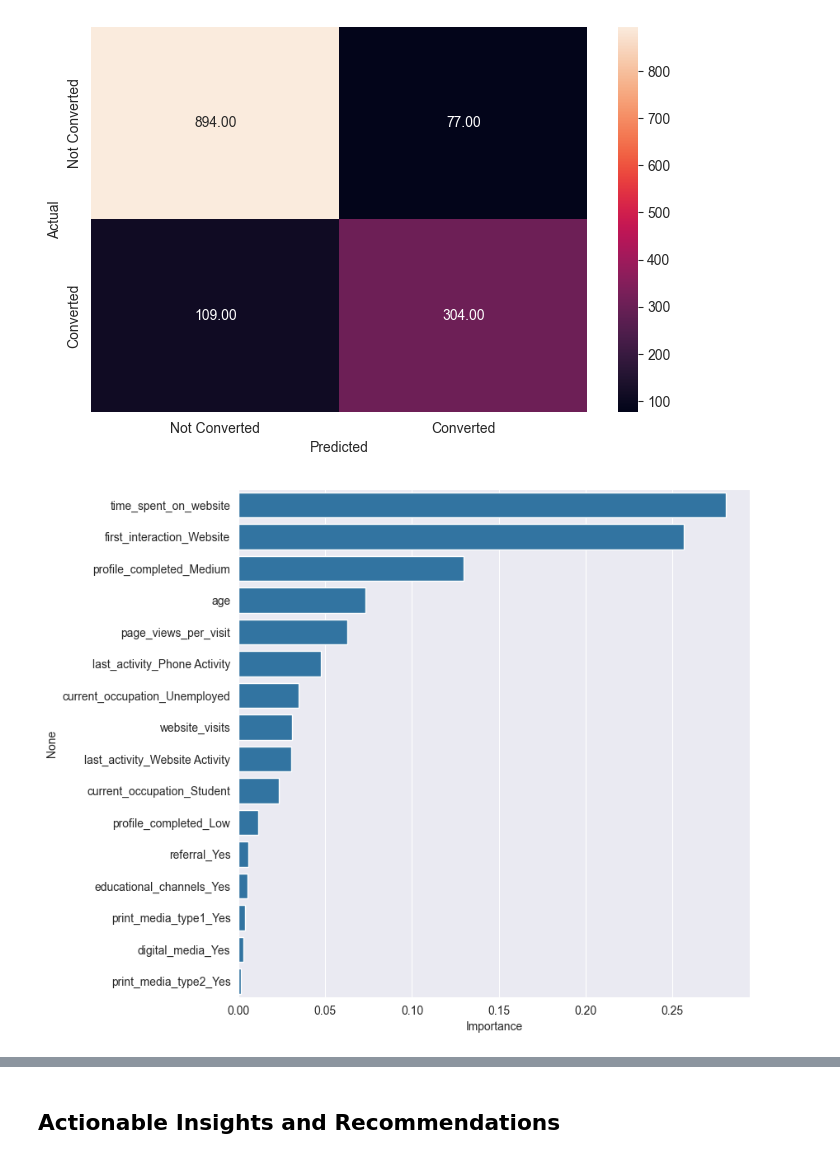
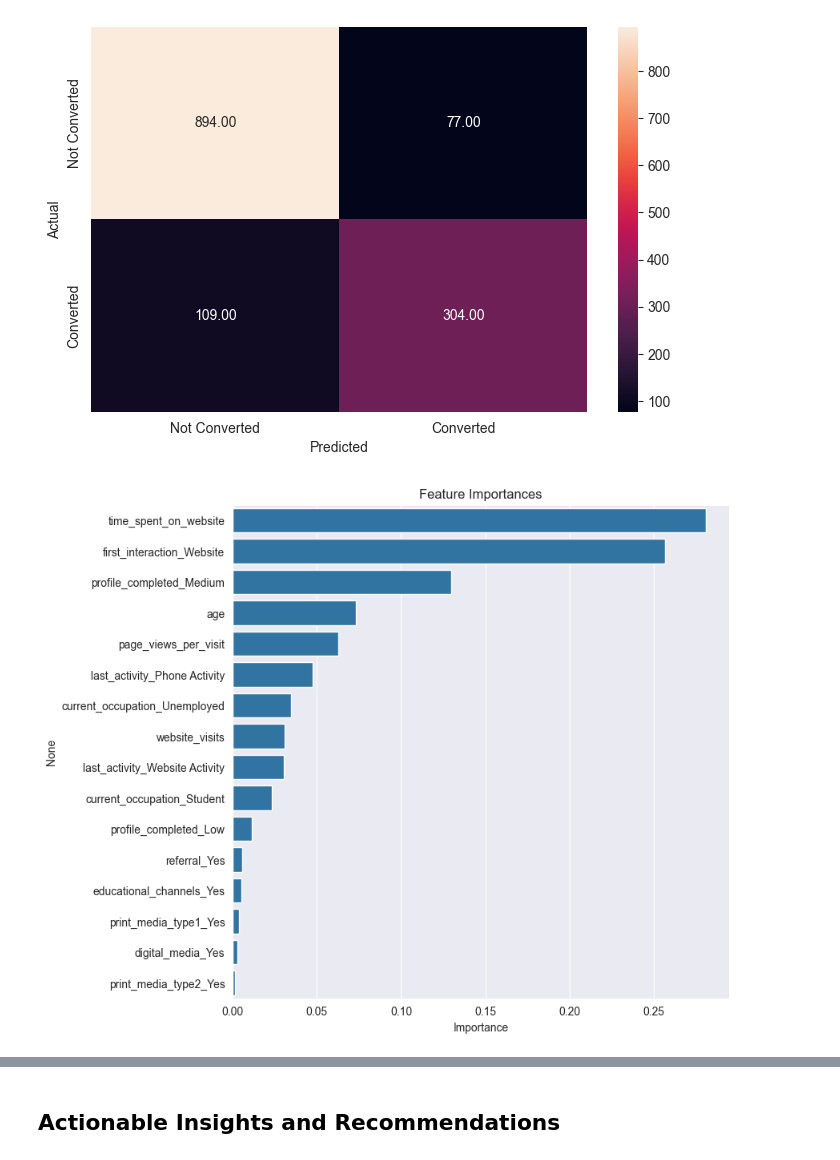
Before and after one commit to thaychansy/classification_and_hypothesis_testing, a Jupyter notebook: potential_customers_prediction.ipynb, the cells around one changed output, grey strips where cells are left out. Drawn from its saved outputs; the diff is of its cells as text; code cells hidden in the pictures.

```diff
--- a/potential_customers_prediction.ipynb
+++ b/potential_customers_prediction.ipynb
@@ -85,7 +90,7 @@ warnings.filterwarnings("ignore")
 - Sanity checks
 # %%
 # Loading the dataset
-data = pd.read_csv('data/potential_customers_data.csv')
+data = pd.read_csv('ExtraaLearn.csv')
 # %%
 # Display first 5 rows of the Dataframe
 data.head()
@@ -435,8 +580,8 @@ plt.show()
 ## Do we need to prune the tree?
 # %%
 # Pruning to reduce misclassifications and overfitting
-model_dt = DecisionTreeClassifier(random_state=1, max_depth=5, min_samples_leaf=20)
-model_dt.fit(X_train, y_train)
+model_dt_pruned = DecisionTreeClassifier(random_state=1, max_depth=5, min_samples_leaf=20)
+model_dt_pruned.fit(X_train, y_train)
 # %% [output]
 DecisionTreeClassifier(max_depth=5, min_samples_leaf=20, random_state=1)
 # %%
@@ -483,0 +634,24 @@ plt.show()
+# %%
+# Choose the type of classifier
+dtree_estimator = DecisionTreeClassifier(class_weight = {0: 0.17, 1: 0.83}, random_state = 1)
+
+# Grid of parameters to choose from
+parameters = {'max_depth': np.arange(2, 7),
+            'criterion': ['gini', 'entropy'],
+            'min_samples_leaf': [5, 10, 20, 25]
+            }
+
+# Type of scoring used to compare parameter combinations
+scorer = metrics.make_scorer(recall_score, pos_label = 1)
+
+# Run the grid search
+gridCV = GridSearchCV(dtree_estimator, parameters, scoring = scorer, cv = 10)
+
+# Fitting the grid search on the train data
+gridCV = gridCV.fit(X_train, y_train)
+
+# Set the classifier to the best combination of parameters
+dtree_estimator = gridCV.best_estimator_
+
+# Fit the best estimator to the data
+dtree_estimator.fit(X_train, y_train)
@@ -532,8 +757,8 @@ plt.show()
 ## Do we need to prune the tree?
 # %%
 # Increase the minimum samples per leaf to reduce overfitting
-rf_estimator = RandomForestClassifier(random_state=1, n_estimators=100, min_samples_leaf=5)
-rf_estimator.fit(X_train, y_train)
+rf_estimator_pruned = RandomForestClassifier(random_state=1, n_estimators=100, min_samples_leaf=5)
+rf_estimator_pruned.fit(X_train, y_train)
 # %% [output]
 RandomForestClassifier(min_samples_leaf=5, random_state=1)
 # %%
@@ -566,12 +791,13 @@ weighted avg       0.86      0.87      0.86      1384
 [figure]
 # %%
 # Check feature importance of the Random Forest
-importances = rf_estimator.feature_importances_
+importances = rf_estimator_pruned.feature_importances_
 columns = X_train.columns
 importance_df = pd.DataFrame(importances, index = columns, columns = ['Importance']).sort_values(by = 'Importance', ascending = False)
 
 plt.figure(figsize = (8, 8))
+plt.title("Feature Importances")
 sns.barplot(x = importance_df.Importance, y = importance_df.index)
 plt.show()
 # %% [output]
-[figure, old version]
+[figure, new version]
```
Also changed, not shown: parts of 31 cells of this notebook.
